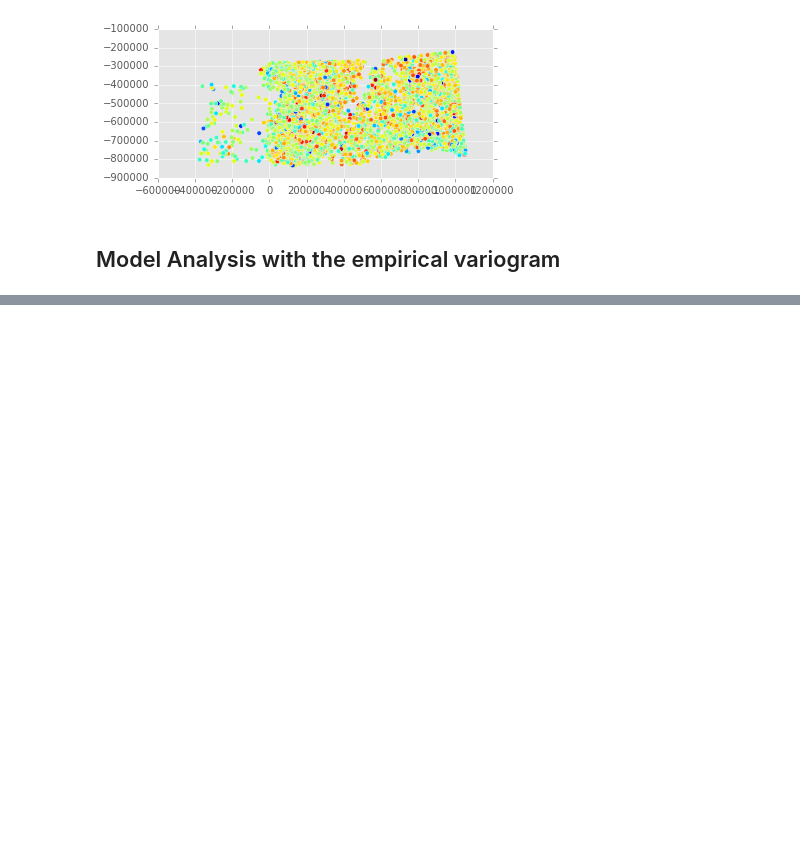
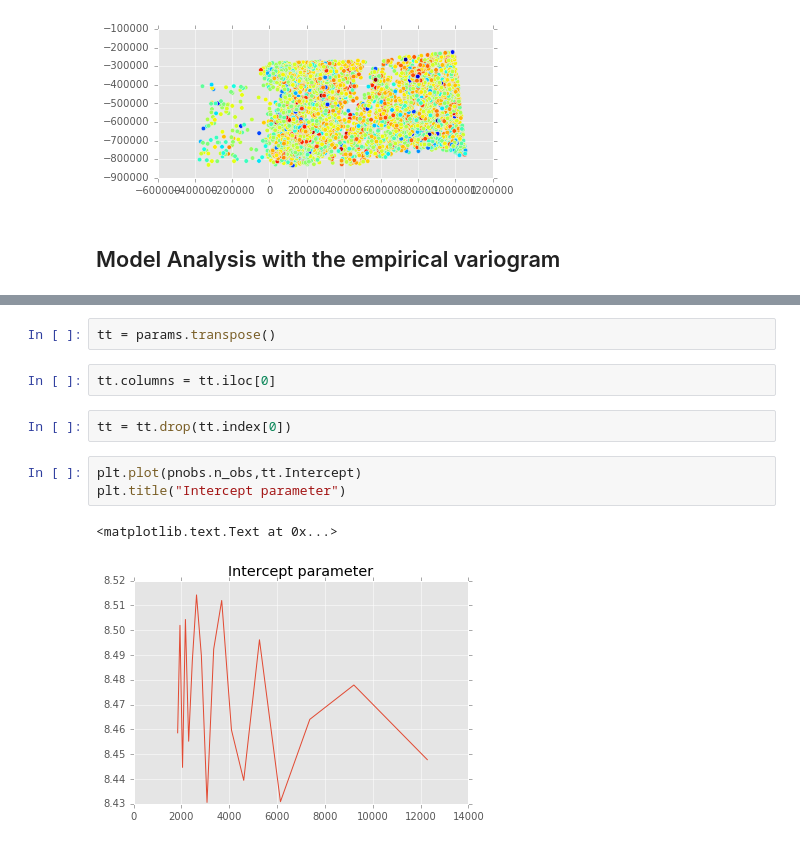
Before and after one commit to molgor/spystats, a Jupyter notebook: notebooks/Analysis_spatial_autocorrelation_with_empirical_variogram_using_GLS.ipynb, the cells around one changed output, grey strips where cells are left out. Saved outputs shown, nothing was run; the diff lists cells and outputs as text; blank space fills up the shorter version.

```diff
--- a/notebooks/Analysis_spatial_autocorrelation_with_empirical_variogram_using_GLS.ipynb
+++ b/notebooks/Analysis_spatial_autocorrelation_with_empirical_variogram_using_GLS.ipynb
@@ -378,0 +168,12 @@ source: http://www.sciencedirect.com/science/article/pii/S0098300408000666#bib5
+# %%
+tt = params.transpose()
+# %%
+tt.columns = tt.iloc[0]
+# %%
+tt = tt.drop(tt.index[0])
+# %%
+plt.plot(pnobs.n_obs,tt.Intercept)
+plt.title("Intercept parameter")
+# %% [output]
+<matplotlib.text.Text at 0x...>
+[figure, added]
```
Also changed, not shown: parts of 57 cells of this notebook, 2 other files.
